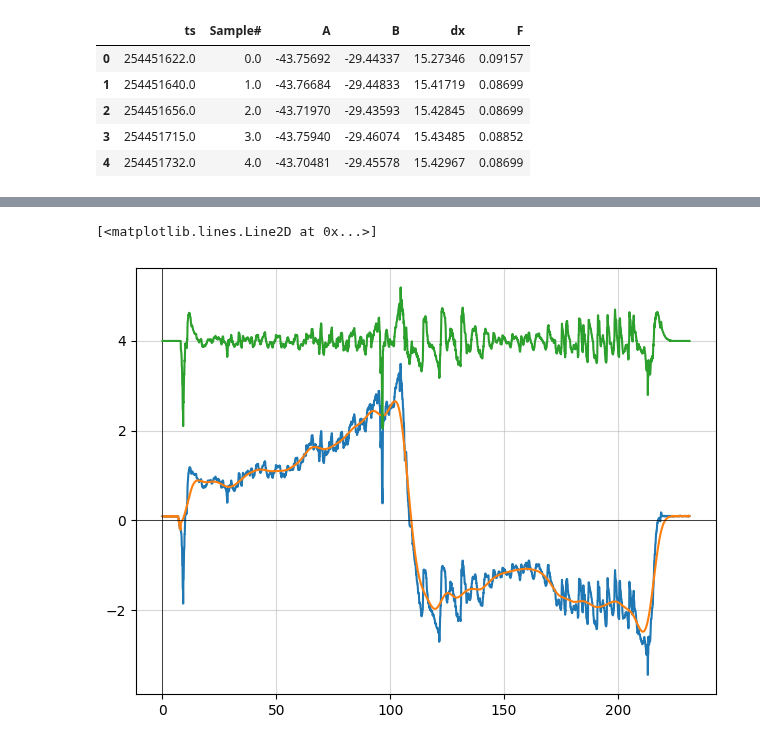
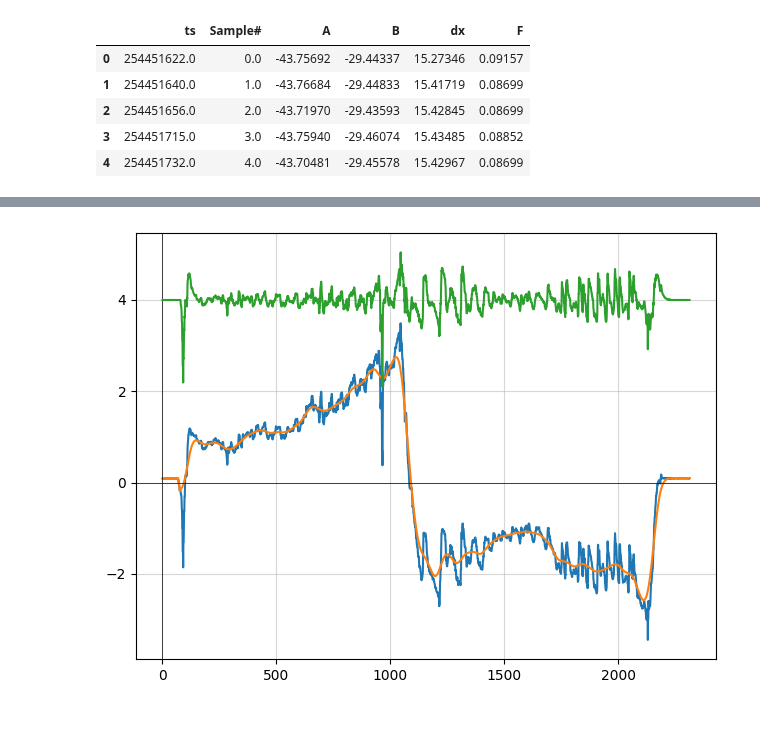
Before and after one commit to marzzelo/SignalProcessing, a Jupyter notebook: TimeSeriesDenoising/mav_gaussian.ipynb, the cells around one changed output, grey strips where cells are left out. Saved outputs shown, nothing was run; the diff lists cells and outputs as text; code cells hidden in the pictures.

```diff
--- a/TimeSeriesDenoising/mav_gaussian.ipynb
+++ b/TimeSeriesDenoising/mav_gaussian.ipynb
@@ -28,6 +56,7 @@ df0.head()
 | 3 | 254451715.0 | 3.0 | -43.75940 | -29.46074 | 15.43485 | 0.08852 |
 | 4 | 254451732.0 | 4.0 | -43.70481 | -29.45578 | 15.42967 | 0.08699 |
 # %%
-df0.plot(x="Sample#", y="F")
+df0["tsig"] = df0["Sample#"] - df0["Sample#"][0]
+df0.plot(x="tsig", y="F")
 ejes()
 # %% [output]
@@ -55,11 +64,16 @@ ejes()
 # %%
-tsig = np.array(df1["t"])
-sig = np.array(df1["F"])
+# Aislamiento de la señal
+tsig = np.array(df0["tsig"])
+sig = np.array(df0["F"])
 n = len(sig)
 print(f"{n=}")
 
+# Gaussian window
+srate = 1000  # Hz
+
 k = 80
-ws = np.arange(-k, k+1)
+ws = 1000 * np.arange(-k, k+1)  # window samples
+
 tgauss = ws / srate
 print(f'{tgauss=}')
 # %% [output]
@@ -82,14 +96,14 @@ tgauss=array([-8. , -7.9, -7.8, -7.7, -7.6, -7.5, -7.4, -7.3, -7.2, -7.1, -7. ,
 # %%
-fwhm = 6
+fwhm = 50
 
 gauswin = np.exp(-(4 * np.log(2) * tgauss ** 2) / fwhm ** 2)
 
 ngauswin = gauswin / np.sum(gauswin)
 
-plt.plot(gauswin)
+plt.plot(tgauss, gauswin, 'b', linewidth=4, alpha=0.7) # type: ignore
 plt.ylabel('gauswin')
 ax2 = plt.twinx()
-ax2.plot(ngauswin, 'r') # type: ignore
+ax2.plot(tgauss, ngauswin, 'r', linewidth=1) # type: ignore
 ax2.set_ylabel('ngauswin', color='r')
 ax2.tick_params(axis='y', labelcolor='r')
 ejes()
@@ -98,15 +112,15 @@ ejes()
 # %%
 # apply the filter
 fsig = sig.copy()
 
-for i in range(k+1, n-k):  # i varía en todo el dominio de la señal, excepto en los extremos (a los que sí llega i-k cuando i=0 e i+k cuando i=n-k)
+for i in range(k, n-k):  # i varía en todo el dominio de la señal, excepto en los extremos (a los que sí llega i-k cuando i=0 e i+k cuando i=n-k)
     fsig[i] = np.sum(sig[i-k : i+k+1]*ngauswin)
 
 plt.plot(tsig, sig)
 plt.plot(tsig, fsig)
+plt.plot(tsig, sig-fsig + 4)
+
 ejes()
-
-plt.plot(tsig, sig-fsig + 4)
+plt.show()
 # %% [output]
-[<matplotlib.lines.Line2D at 0x...>]
-[figure, old version]
+[figure, new version]
```
Also changed, not shown: parts of 7 cells of this notebook, 7 other files.
